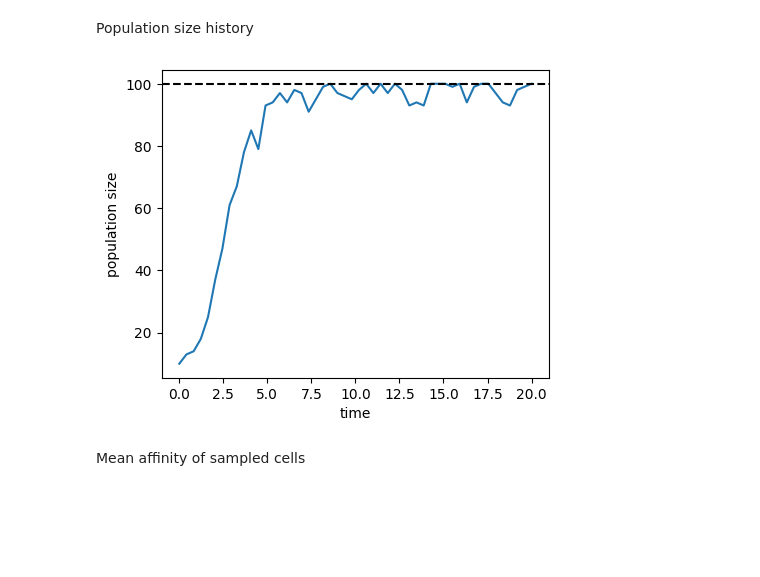
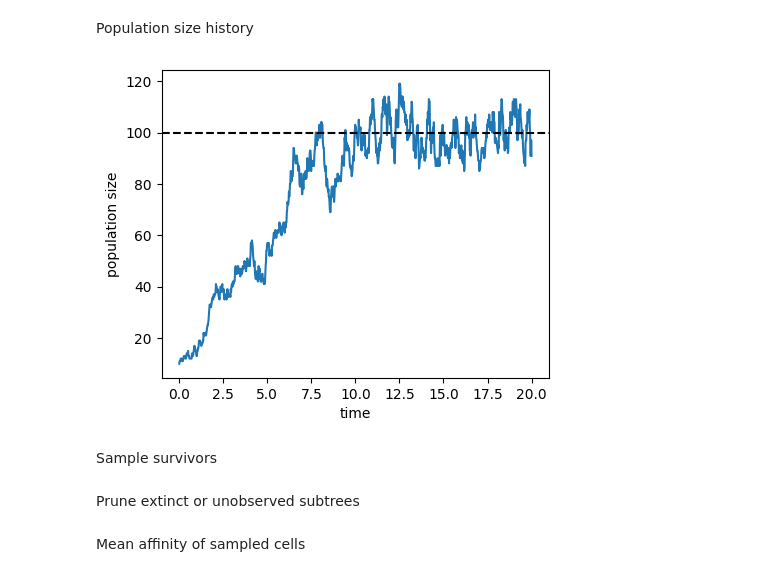
Before and after one commit to matsengrp/gcdyn, a Jupyter notebook: notebooks/bdms_replay.ipynb, the cells around one changed output. Drawn from its saved outputs; the diff is of its cells as text; code cells hidden in the pictures; blank space fills up the shorter version.

```diff
--- a/notebooks/bdms_replay.ipynb
+++ b/notebooks/bdms_replay.ipynb
@@ -78,7 +77,7 @@ for iter in range(1000):
             capacity=capacity,
             init_population=init_population,
             min_survivors=min_survivors,
-            capacity_method="hard",
+            capacity_method="death",
             birth_mutations=False,
             seed=rng,
             verbose=False,
@@ -111,13 +110,15 @@ tree.render("x", "%%inline")
 # %% [markdown]
 Population size history
 # %%
-t_grid = np.linspace(0.001, time)
+t_grid = np.linspace(0.001, time, 1000)
 n_t = [len(tree.slice(t)) for t in t_grid]
 plt.figure(figsize=(5, 4))
 plt.plot(t_grid, n_t)
 plt.axhline(capacity, color="k", linestyle="--")
 plt.xlabel("time")
 plt.ylabel("population size")
 plt.show()
 # %% [output]
-[figure, old version]
+[figure, new version]
+# %% [markdown]
+Sample survivors
@@ -124 +127,3 @@ plt.show()
+# %% [markdown]
+Prune extinct or unobserved subtrees
 # %%
```
Also changed, not shown: parts of 12 cells of this notebook, 8 other files.
